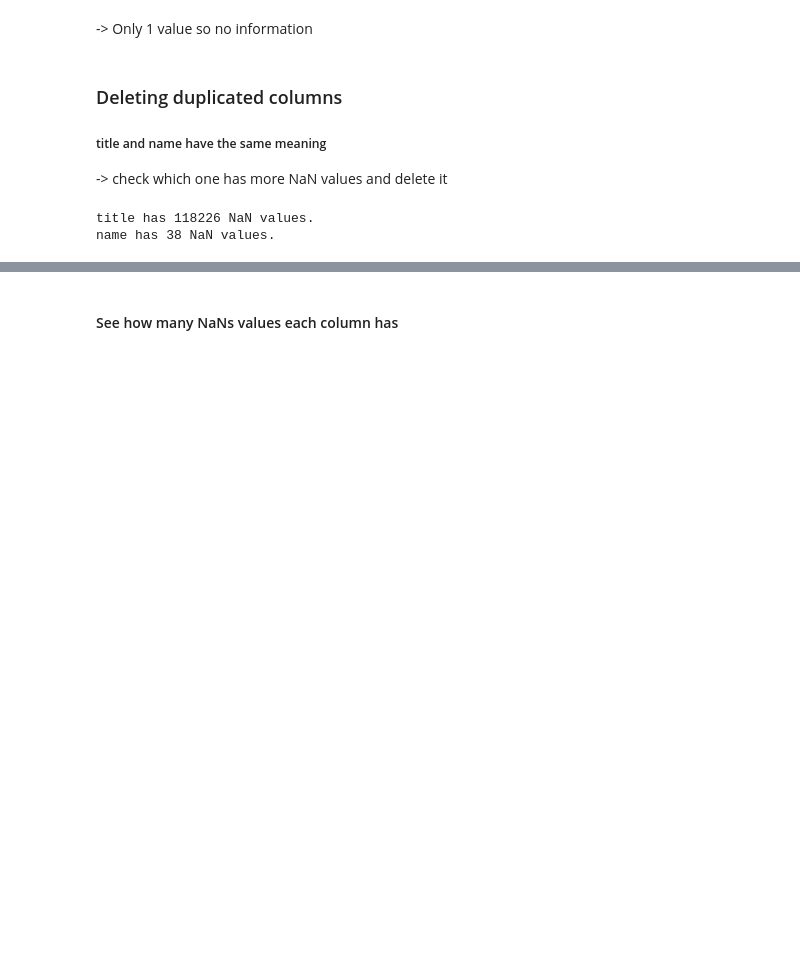
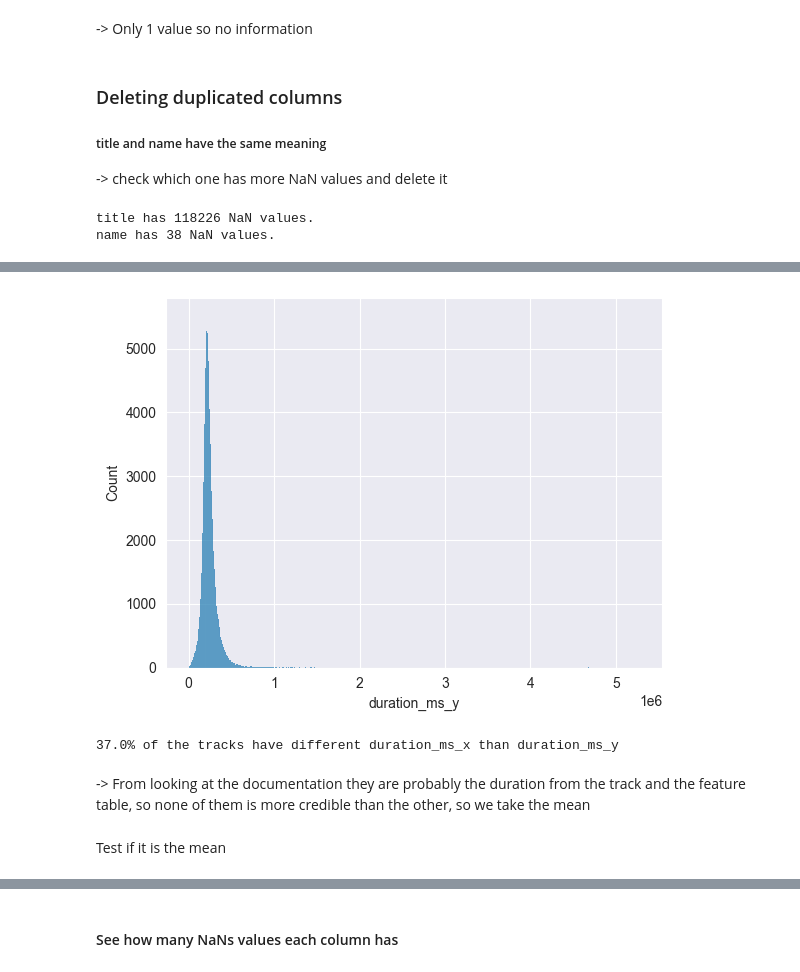
Before and after one commit to Florian-Dreyer/Spotify-Track-Popularity-Analyses, a Jupyter notebook: Popularity Prediction.ipynb, the cells around one changed output, grey strips where cells are left out. Saved outputs shown, nothing was run; the diff lists cells and outputs as text; code cells hidden in the pictures; blank space fills up the shorter version.

```diff
--- a/Popularity Prediction.ipynb
+++ b/Popularity Prediction.ipynb
@@ -112,0 +150,11 @@ del df["title"]
+# %%
+sns.histplot(df["duration_ms_y"])
+plt.show()
+# %% [output]
+[figure, added]
+# %%
+print(f'{df[df["duration_ms_x"] != df["duration_ms_y"]].shape[0]/df.shape[0]*100//1}% of the tracks have different duration_ms_x than duration_ms_y')
+# %% [output]
+37.0% of the tracks have different duration_ms_x than duration_ms_y
+# %% [markdown]
+-> From looking at the documentation they are probably the duration from the track and the feature table, so none of them is more credible than the other, so we take the mean
@@ -112,0 +163,2 @@ del df["title"]
+# %% [markdown]
+Test if it is the mean
```
Also changed, not shown: parts of 44 cells of this notebook.
